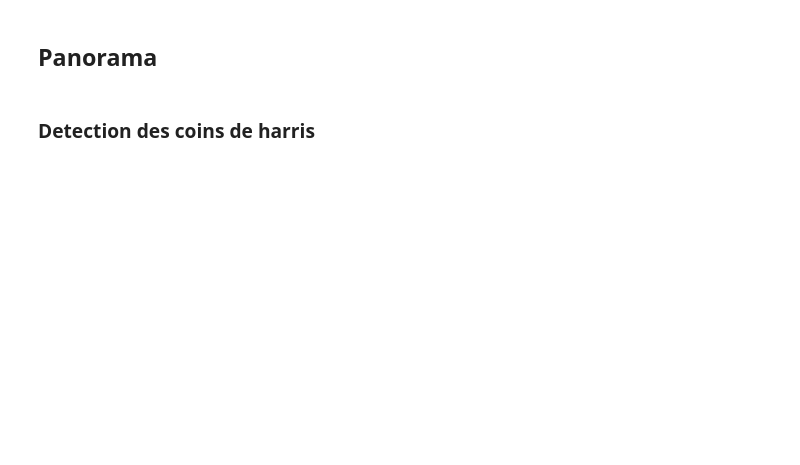
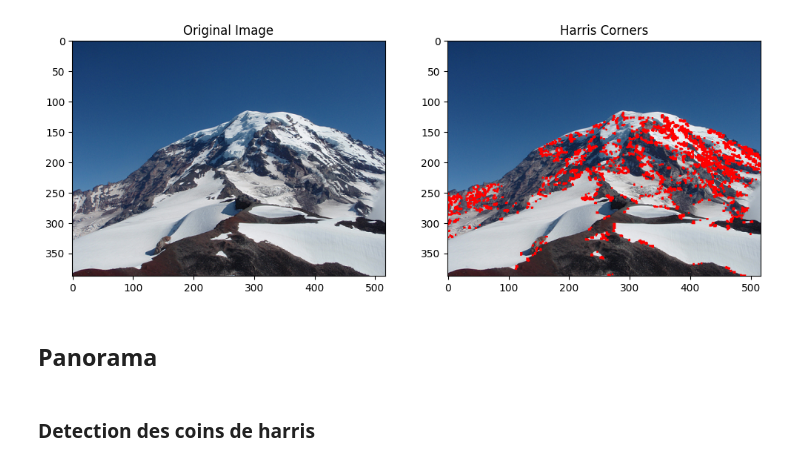
Before and after one commit to FrancoisHUP/TP2_INF889G, a Jupyter notebook: devoir2.ipynb, the cells around one changed output. Drawn from its saved outputs; the diff is of its cells as text; code cells hidden in the pictures; blank space fills up the shorter version.

Commit message:
detecteur de harris

```diff
--- a/devoir2.ipynb
+++ b/devoir2.ipynb
@@ -9,3 +85,41 @@ Guillaume Carignan (CARGXXXXXXX)
+# %%
+import cv2
+import numpy as np
+import matplotlib.pyplot as plt
+
+# Load your image (Change 'image_path.jpg' to your image file)
+img = cv2.imread('data/Rainier1.png')
+
+# Convert BGR image to RGB for correct color plotting
+img_rgb = cv2.cvtColor(img, cv2.COLOR_BGR2RGB)
+
+gray = cv2.cvtColor(img, cv2.COLOR_BGR2GRAY)
+gray = np.float32(gray)
+
+# Apply Harris Corner Detector
+dst = cv2.cornerHarris(gray, blockSize=2, ksize=3, k=0.04)
+dst = cv2.dilate(dst, None)
+
+# Threshold for an optimal value, it may vary depending on the image.
+img[dst > 0.01 * dst.max()] = [0, 0, 255]
+
+# Convert the result to RGB for correct color plotting
+img_corners_rgb = cv2.cvtColor(img, cv2.COLOR_BGR2RGB)
+
+# Plotting the images
+plt.figure(figsize=(12, 6))
+
+plt.subplot(1, 2, 1)
+plt.imshow(img_rgb)
+plt.title('Original Image')
+
+plt.subplot(1, 2, 2)
+plt.imshow(img_corners_rgb)
+plt.title('Harris Corners')
+
+plt.show()
+# %% [output]
+[figure, added]
 # %% [markdown]
 ## Panorama
 # %% [markdown]
```
Also changed, not shown: parts of 29 cells of this notebook, 1 other file.
